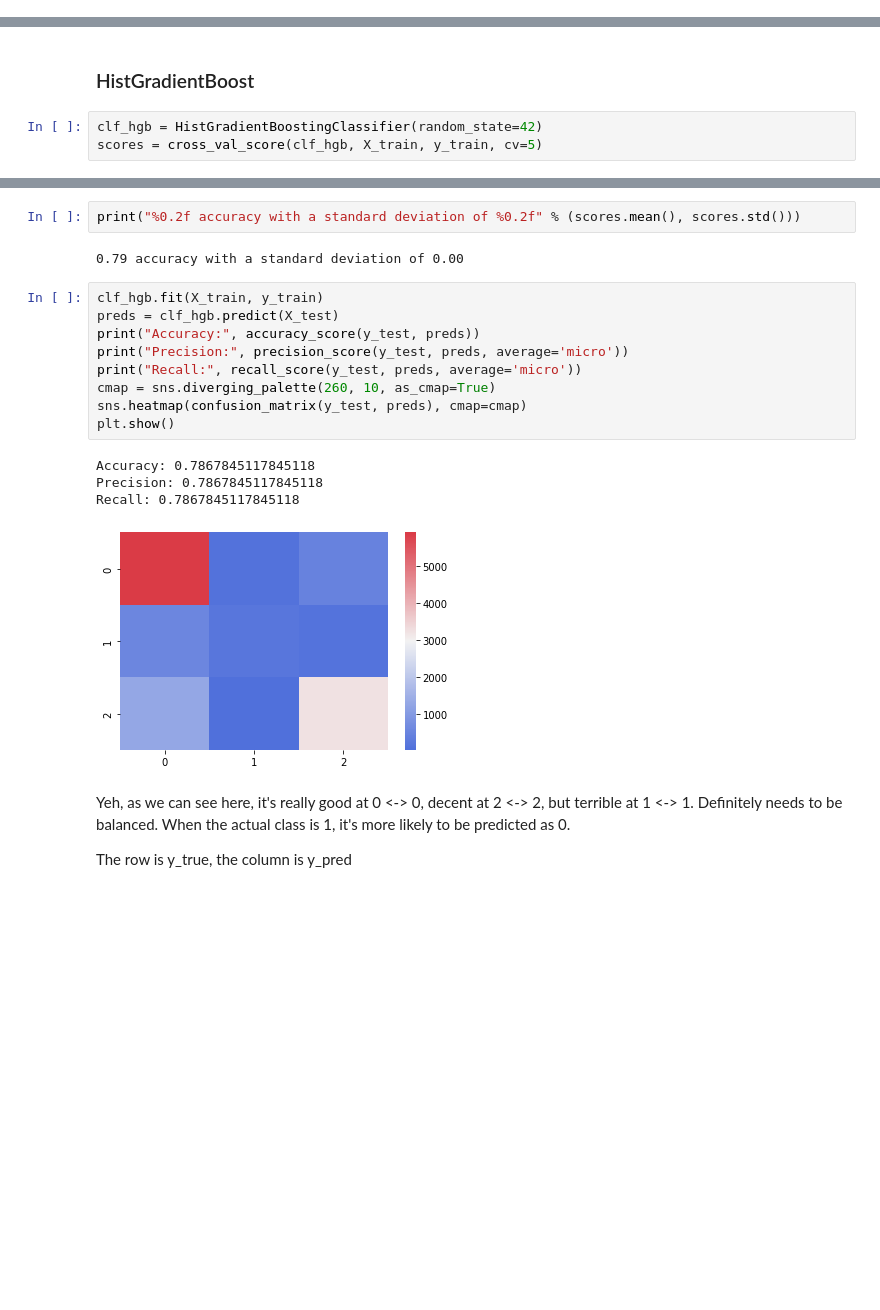
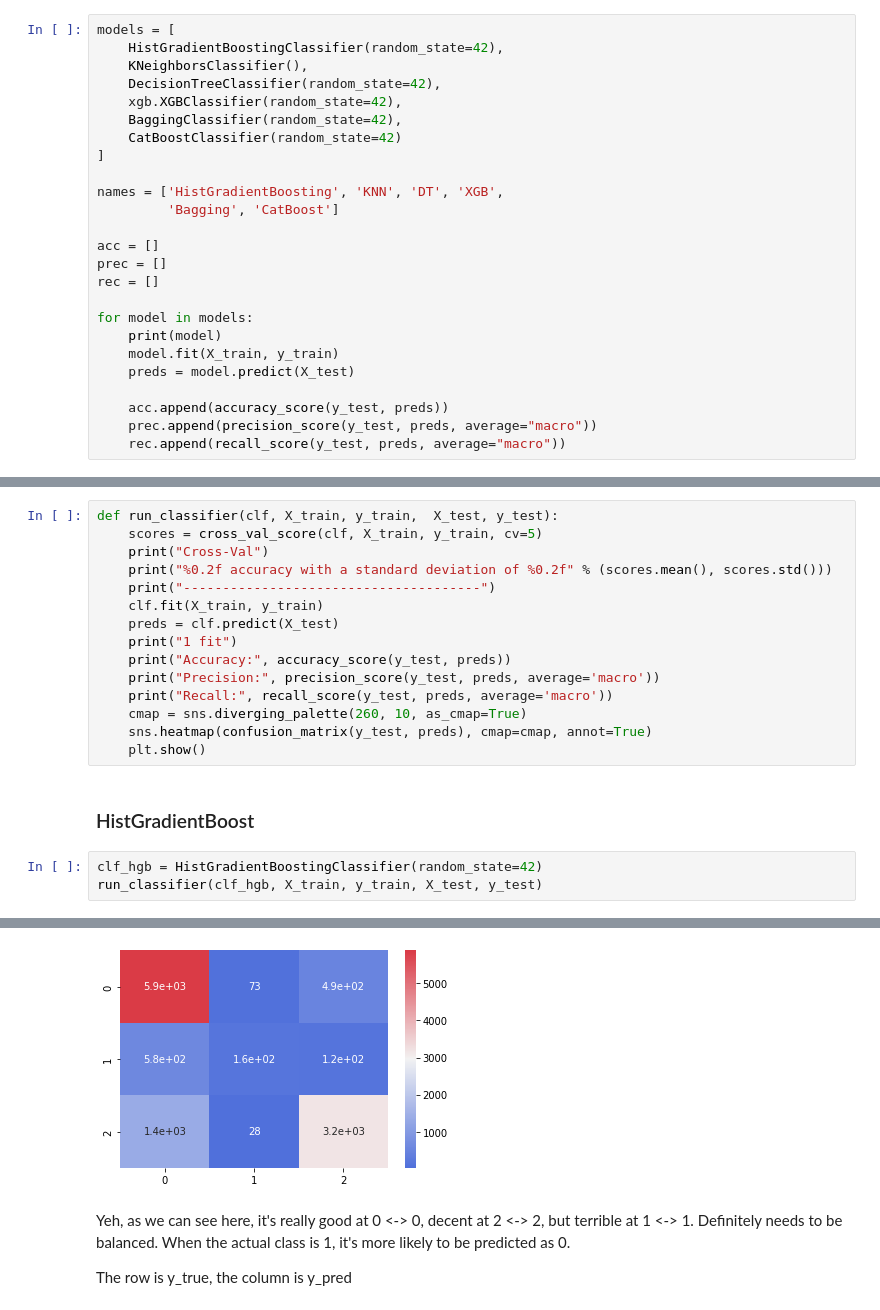
Before and after one commit to JasonErwin/dma-project, a Jupyter notebook: EDA_AND_Modelling.ipynb, the cells around one changed output, grey strips where cells are left out. Cells and saved outputs as stored; diff of their text form; blank space fills up the shorter version.

```diff
--- a/EDA_AND_Modelling.ipynb
+++ b/EDA_AND_Modelling.ipynb
@@ -276,0 +356,25 @@ print("%0.2f accuracy with a standard deviation of %0.2f" % (scores.mean(), scor
+# %%
+models = [
+    HistGradientBoostingClassifier(random_state=42),
+    KNeighborsClassifier(),
+    DecisionTreeClassifier(random_state=42),
+    xgb.XGBClassifier(random_state=42),
+    BaggingClassifier(random_state=42),
+    CatBoostClassifier(random_state=42)
+]
+
+names = ['HistGradientBoosting', 'KNN', 'DT', 'XGB',
+         'Bagging', 'CatBoost']
+
+acc = []
+prec = []
+rec = []
+
+for model in models:
+    print(model)
+    model.fit(X_train, y_train)
+    preds = model.predict(X_test)
+
+    acc.append(accuracy_score(y_test, preds))
+    prec.append(precision_score(y_test, preds, average="macro"))
+    rec.append(recall_score(y_test, preds, average="macro"))
@@ -277,5 +417,21 @@ print("%0.2f accuracy with a standard deviation of %0.2f" % (scores.mean(), scor
+# %%
+def run_classifier(clf, X_train, y_train,  X_test, y_test):
+    scores = cross_val_score(clf, X_train, y_train, cv=5)
+    print("Cross-Val")
+    print("%0.2f accuracy with a standard deviation of %0.2f" % (scores.mean(), scores.std()))
+    print("--------------------------------------")
+    clf.fit(X_train, y_train)
+    preds = clf.predict(X_test)
+    print("1 fit")
+    print("Accuracy:", accuracy_score(y_test, preds))
+    print("Precision:", precision_score(y_test, preds, average='macro'))
+    print("Recall:", recall_score(y_test, preds, average='macro'))
+    cmap = sns.diverging_palette(260, 10, as_cmap=True)
+    sns.heatmap(confusion_matrix(y_test, preds), cmap=cmap, annot=True)
+    plt.show()
 # %% [markdown]
 ### HistGradientBoost
 # %%
 clf_hgb = HistGradientBoostingClassifier(random_state=42)
-scores = cross_val_score(clf_hgb, X_train, y_train, cv=5)
+run_classifier(clf_hgb, X_train, y_train, X_test, y_test)
+# %% [output]
@@ -282,21 +445,4 @@ scores = cross_val_score(clf_hgb, X_train, y_train, cv=5)
+[figure, added]
-# %%
-print("%0.2f accuracy with a standard deviation of %0.2f" % (scores.mean(), scores.std()))
-# %% [output]
-0.79 accuracy with a standard deviation of 0.00
-# %%
-clf_hgb.fit(X_train, y_train)
-preds = clf_hgb.predict(X_test)
-print("Accuracy:", accuracy_score(y_test, preds))
-print("Precision:", precision_score(y_test, preds, average='micro'))
-print("Recall:", recall_score(y_test, preds, average='micro'))
-cmap = sns.diverging_palette(260, 10, as_cmap=True)
-sns.heatmap(confusion_matrix(y_test, preds), cmap=cmap)
-plt.show()
-# %% [output]
-Accuracy: 0.7867845117845118
-Precision: 0.7867845117845118
-Recall: 0.7867845117845118
-[figure, removed]
 # %% [markdown]
 Yeh, as we can see here, it's really good at 0 <-> 0, decent at 2 <-> 2, but terrible at 1 <-> 1. Definitely needs to be balanced. When the actual class is 1, it's more likely to be predicted as 0.
 
```
Also changed, not shown: parts of 97 cells of this notebook, 1 other file.
